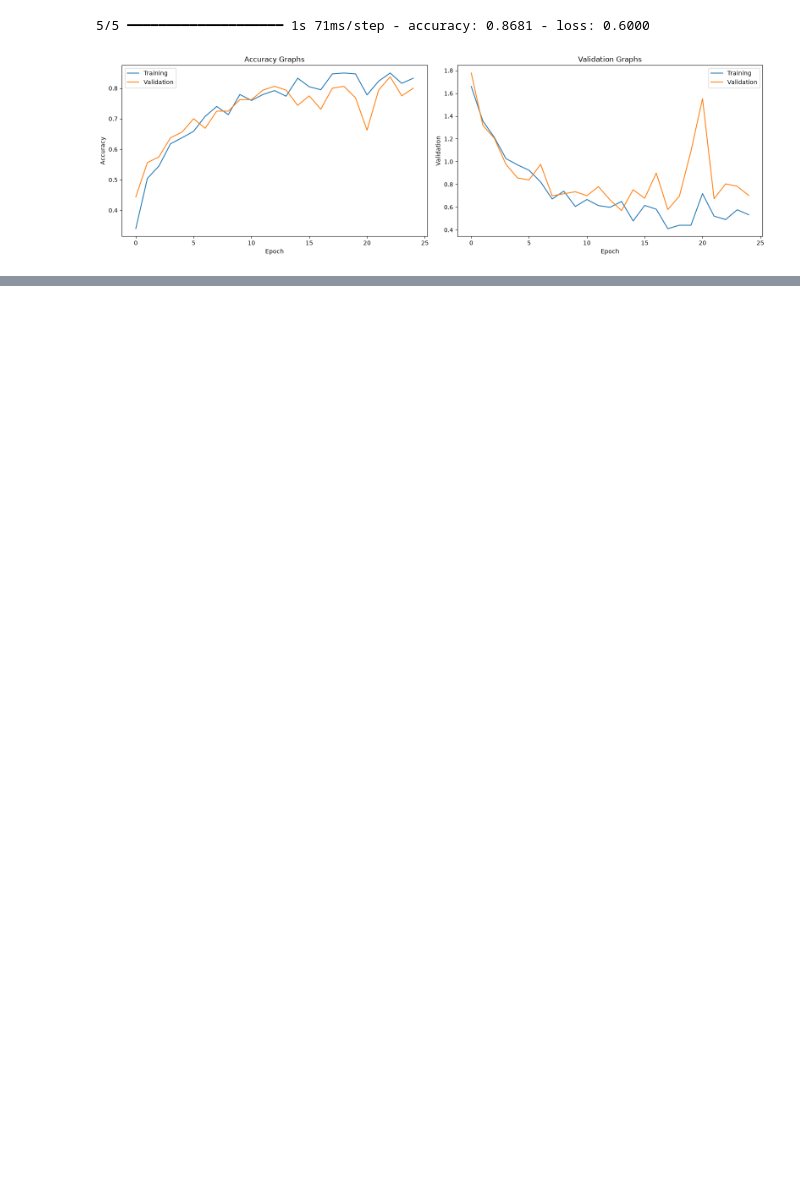
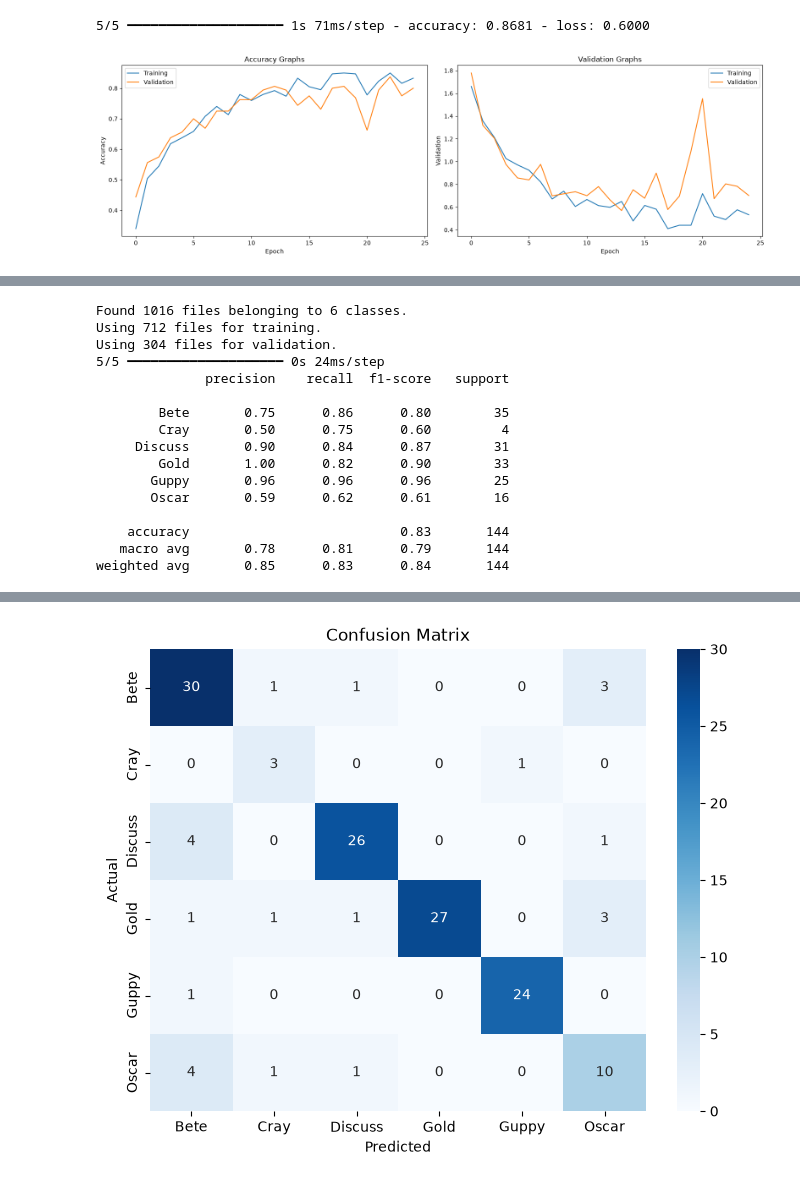
Before and after one commit to lastrod1/MinhTran-CS898BA-Project1, a Jupyter notebook: Homework/Homework_3/HW3.ipynb, the cells around one changed output, grey strips where cells are left out. Saved outputs shown, nothing was run; the diff lists cells and outputs as text; code cells hidden in the pictures; blank space fills up the shorter version.

Commit message:
complete code for step 5

```diff
--- a/Homework/Homework_3/HW3.ipynb
+++ b/Homework/Homework_3/HW3.ipynb
@@ -31,6 +31,8 @@ remaining_set = tf.data.experimental.cardinality(remaining)
 
 val_set = remaining.take(remaining_set // 2)
 test_set = remaining.skip(remaining_set // 2)
+# %%
+class_names = train_set.class_names
 # %%
 from keras import layers
 
@@ -193,6 +195,8 @@ best_val_acc = 0
 best_history = None
 best_params = None
 best_model = None
+
+model_history = []
 
 for learning_rate in learning_rates:
     for batch_size in batch_sizes:
@@ -213,12 +217,17 @@ for learning_rate in learning_rates:
             )
 
             val_acc = max(history.history["val_accuracy"])
+            params = (learning_rate, batch_size, dropout)
             if val_acc > best_val_acc:
                 best_val_acc = val_acc
                 best_history = history
-                best_params = (learning_rate, batch_size, dropout)
+                best_params = params
                 best_model = grid_model
 
+            model_history.append((params, val_acc))
+
+
+
 best_model.save("best_model.keras")
 # %% [output]
 Found 1016 files belonging to 6 classes.
@@ -244,0 +254,55 @@ Epoch 25/25
+# %%
+# Part 5
+
+import seaborn as sns
+from sklearn.metrics import confusion_matrix, classification_report
+
+best_batch = best_params[1]
+grid_train_ds, grid_val_ds, grid_test_ds = dataset(best_batch, DATA_PATH)
+
+pred = best_model.predict(grid_test_ds)
+
+y_pred = np.argmax(pred, axis=1)
+
+y_true = np.concatenate([y for x, y in grid_test_ds])
+
+
+print(classification_report(
+    y_true,
+    y_pred,
+    target_names=class_names
+))
+
+cm = confusion_matrix(y_true, y_pred)
+
+plt.figure(figsize=(8,6))
+sns.heatmap(
+    cm,
+    annot=True,
+    fmt="d",
+    cmap="Blues",
+    xticklabels=class_names,
+    yticklabels=class_names
+)
+
+plt.title("Confusion Matrix")
+plt.xlabel("Predicted")
+plt.ylabel("Actual")
+plt.show()
+# %% [output]
+Found 1016 files belonging to 6 classes.
+Using 712 files for training.
+Using 304 files for validation.
+5/5 ━━━━━━━━━━━━━━━━━━━━ 0s 24ms/step
+              precision    recall  f1-score   support
+
+        Bete       0.75      0.86      0.80        35
+        Cray       0.50      0.75      0.60         4
+     Discuss       0.90      0.84      0.87        31
+        Gold       1.00      0.82      0.90        33
+       Guppy       0.96      0.96      0.96        25
+       Oscar       0.59      0.62      0.61        16
+
+    accuracy                           0.83       144
+   macro avg       0.78      0.81      0.79       144
+weighted avg       0.85      0.83      0.84       144
@@ -244,0 +310 @@ Epoch 25/25
+[figure, added]
```
Also changed, not shown: parts of 4 cells of this notebook, 2 other files.
